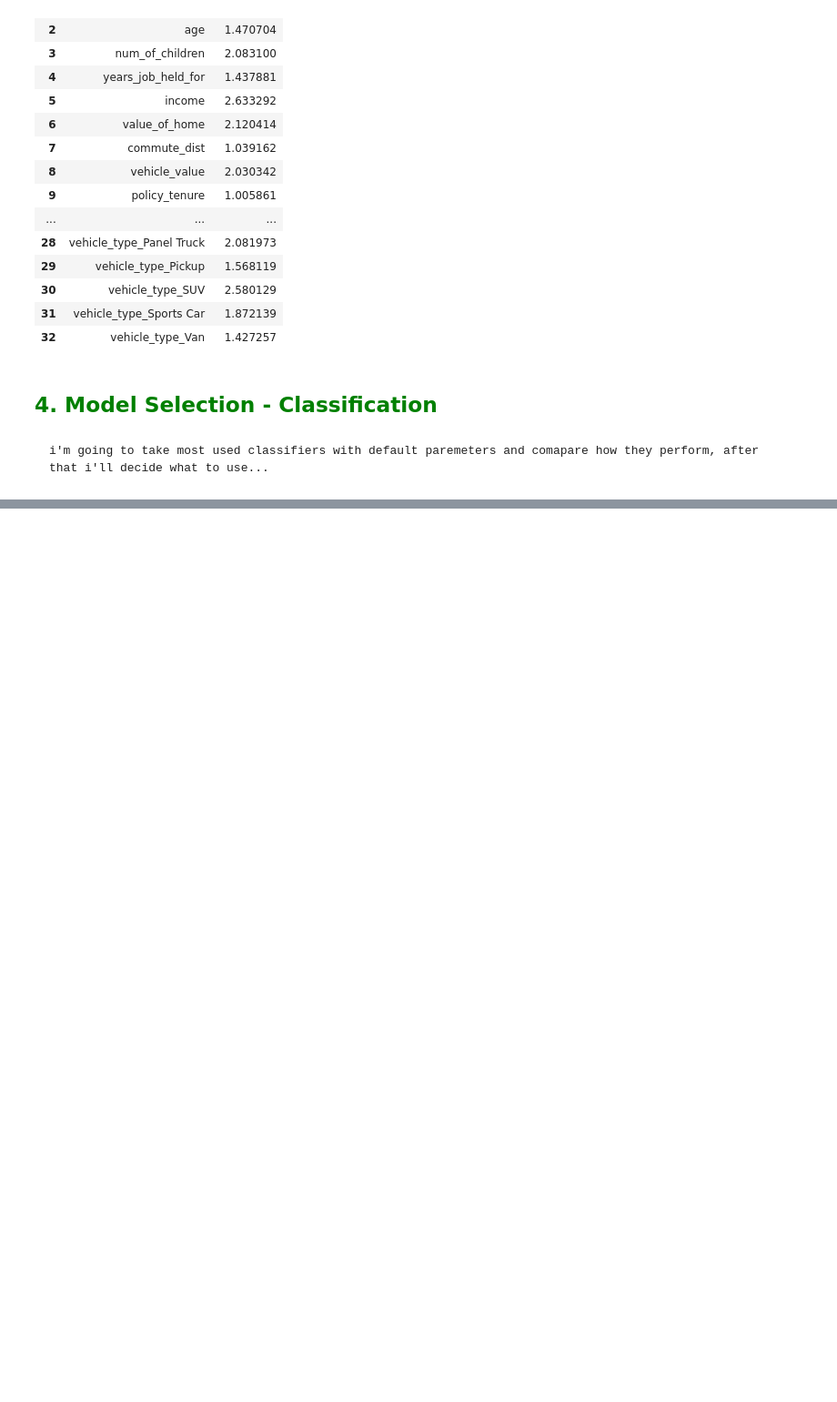
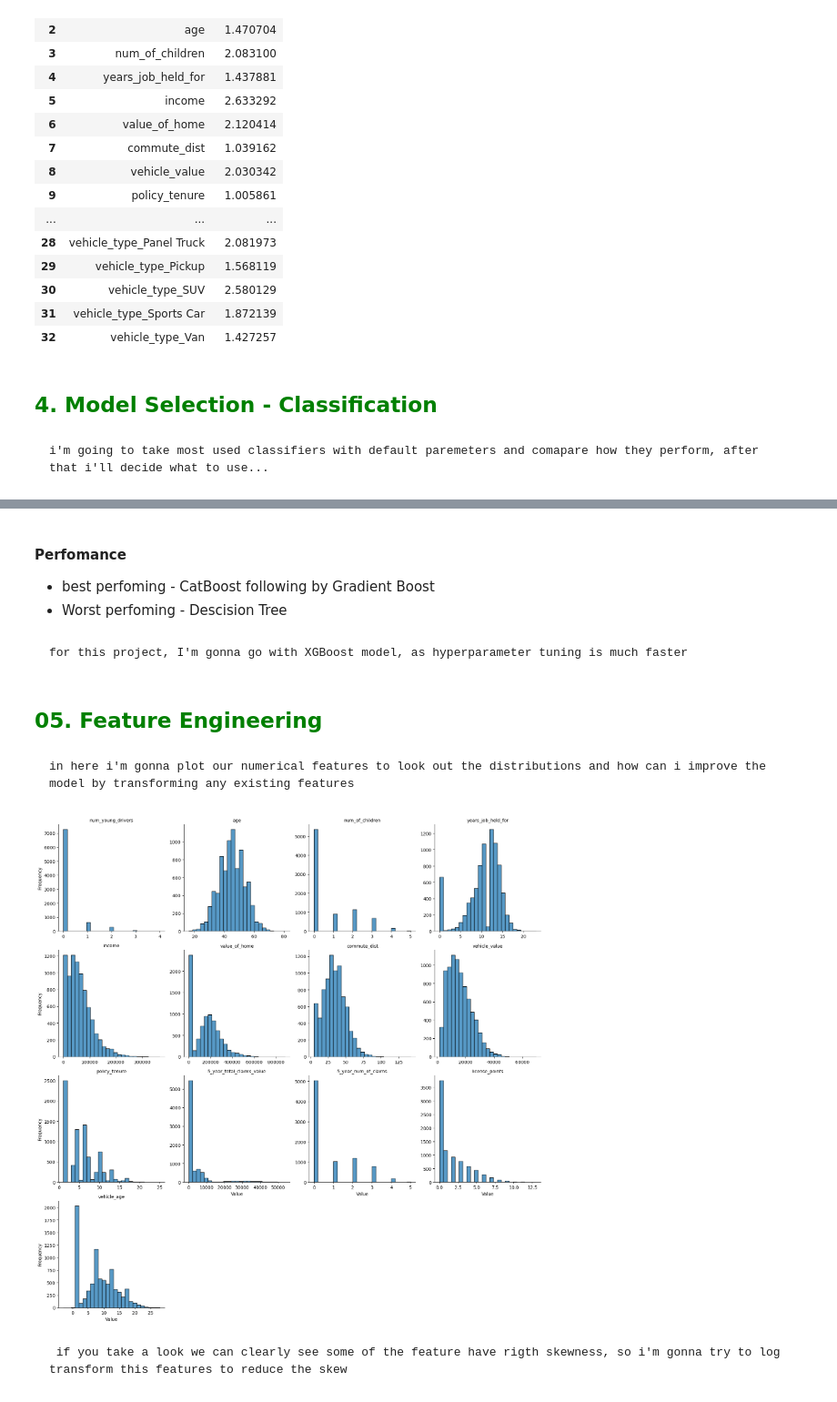
Before and after one commit to shafnybuilds/Car_Insurance_Claim_Prediction, a Jupyter notebook: Scripts/main.ipynb, the cells around one changed output, grey strips where cells are left out. Shown at 91% size. Drawn from its saved outputs; the diff is of its cells as text; code cells hidden in the pictures; blank space fills up the shorter version.

Commit message:
one error - feature engineering

```diff
--- a/Scripts/main.ipynb
+++ b/Scripts/main.ipynb
@@ -743,0 +780,30 @@ clfs = [
+# %% [markdown]
+#### Perfomance
+- best perfoming - CatBoost following by Gradient Boost
+- Worst perfoming - Descision Tree
+# %% [markdown]
+    for this project, I'm gonna go with XGBoost model, as hyperparameter tuning is much faster
+# %% [markdown]
+## <font color='green'> 05. Feature Engineering
+# %% [markdown]
+    in here i'm gonna plot our numerical features to look out the distributions and how can i improve the model by transforming any existing features
+# %%
+# dataframe -> long format
+melted_X_train = X_train_cleaned[numerical_cols].melt(var_name='Column', value_name='Value')
+
+# creating a FacetGrid
+g = sns.FacetGrid(melted_X_train, col='Column', col_wrap=4, sharex=False, sharey=False, height=4)
+
+# map the histplot to each Facet
+g.map(sns.histplot, 'Value', bins=25)
+
+# Adding titles and labels
+g.set_axis_labels('Value', 'Frequency')
+g.set_titles(col_template='{col_name}')
+
+plt.tight_layout()
+plt.show()
+# %% [output]
+[figure, added]
+# %% [markdown]
+     if you take a look we can clearly see some of the feature have rigth skewness, so i'm gonna try to log transform this features to reduce the skew
```
Also changed, not shown: parts of 10 cells of this notebook, 4 other files.
